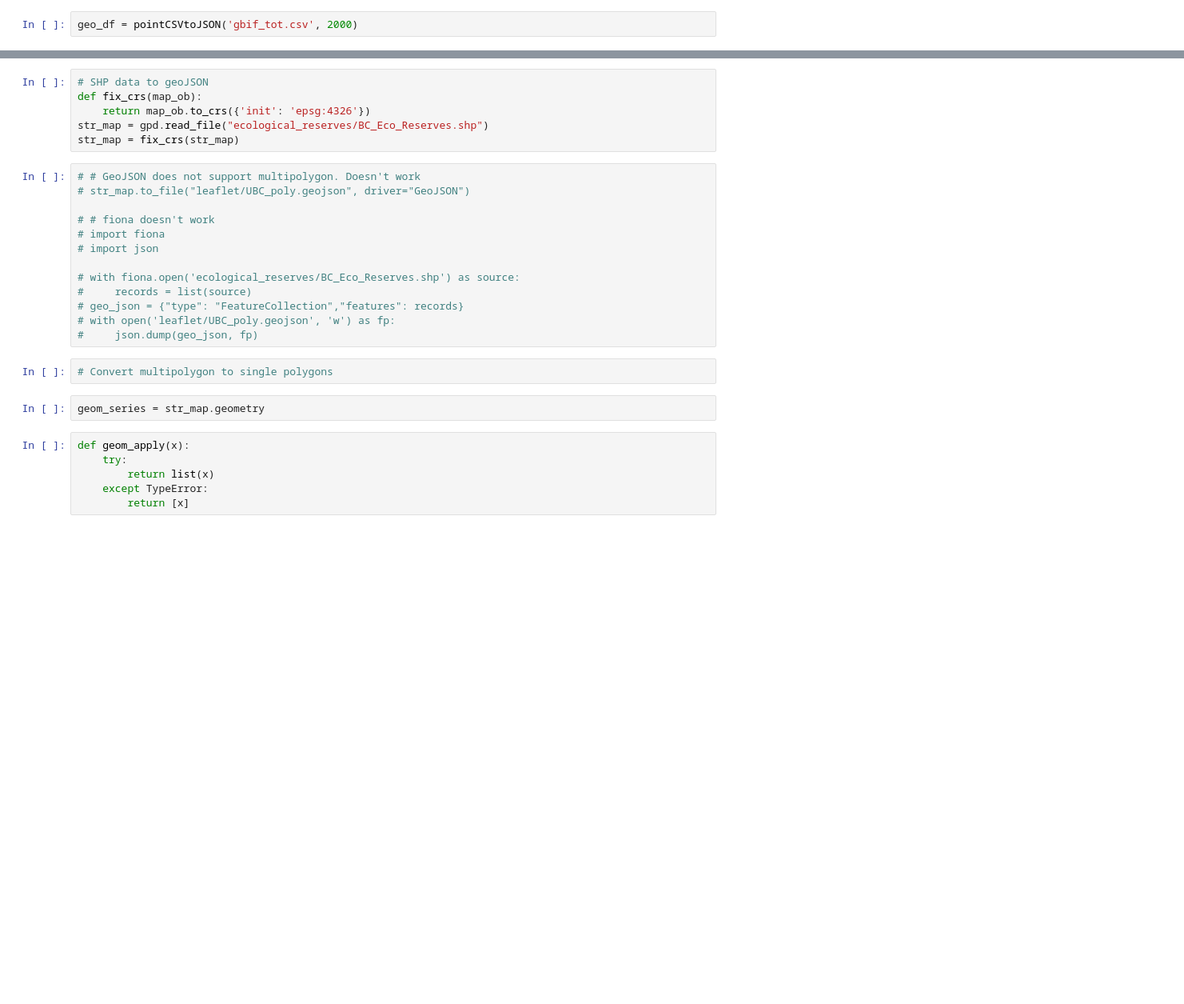
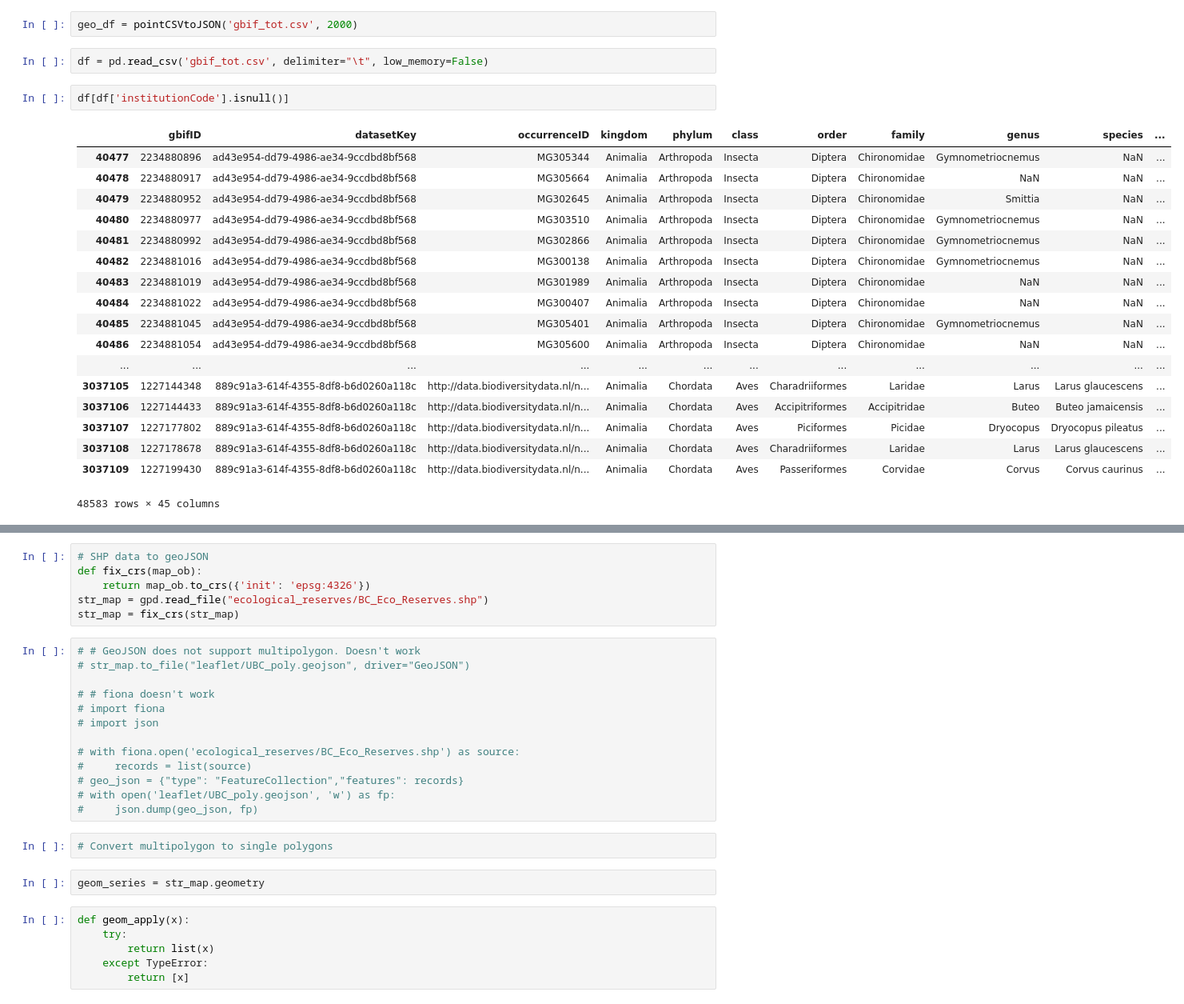
Before and after one commit to raghavaggsss/DSSG19BioDiv, a Jupyter notebook: Geopandas to GeoJson.ipynb, the cells around one changed output, grey strips where cells are left out. Shown: that part at 80% size. Cells and saved outputs as stored; diff of their text form; blank space fills up the shorter version.

```diff
--- a/Geopandas to GeoJson.ipynb
+++ b/Geopandas to GeoJson.ipynb
@@ -73,3 +79,26 @@ def pointCSVtoJSON(filename, num_rows=0):
     return geo_df
 # %%
 geo_df = pointCSVtoJSON('gbif_tot.csv', 2000)
+# %%
+df = pd.read_csv('gbif_tot.csv', delimiter="\t", low_memory=False)
+# %%
+df[df['institutionCode'].isnull()]
+# %% [output]
+|  | gbifID | datasetKey | occurrenceID | kingdom | phylum | class | order | family | genus | species | ... |
+| 40477 | 2234880896 | ad43e954-dd79-4986-ae34-9ccdbd8bf568 | MG305344 | Animalia | Arthropoda | Insecta | Diptera | Chironomidae | Gymnometriocnemus | NaN | ... |
+| 40478 | 2234880917 | ad43e954-dd79-4986-ae34-9ccdbd8bf568 | MG305664 | Animalia | Arthropoda | Insecta | Diptera | Chironomidae | NaN | NaN | ... |
+| 40479 | 2234880952 | ad43e954-dd79-4986-ae34-9ccdbd8bf568 | MG302645 | Animalia | Arthropoda | Insecta | Diptera | Chironomidae | Smittia | NaN | ... |
+| 40480 | 2234880977 | ad43e954-dd79-4986-ae34-9ccdbd8bf568 | MG303510 | Animalia | Arthropoda | Insecta | Diptera | Chironomidae | Gymnometriocnemus | NaN | ... |
+| 40481 | 2234880992 | ad43e954-dd79-4986-ae34-9ccdbd8bf568 | MG302866 | Animalia | Arthropoda | Insecta | Diptera | Chironomidae | Gymnometriocnemus | NaN | ... |
+| 40482 | 2234881016 | ad43e954-dd79-4986-ae34-9ccdbd8bf568 | MG300138 | Animalia | Arthropoda | Insecta | Diptera | Chironomidae | Gymnometriocnemus | NaN | ... |
+| 40483 | 2234881019 | ad43e954-dd79-4986-ae34-9ccdbd8bf568 | MG301989 | Animalia | Arthropoda | Insecta | Diptera | Chironomidae | NaN | NaN | ... |
+| 40484 | 2234881022 | ad43e954-dd79-4986-ae34-9ccdbd8bf568 | MG300407 | Animalia | Arthropoda | Insecta | Diptera | Chironomidae | NaN | NaN | ... |
+| 40485 | 2234881045 | ad43e954-dd79-4986-ae34-9ccdbd8bf568 | MG305401 | Animalia | Arthropoda | Insecta | Diptera | Chironomidae | Gymnometriocnemus | NaN | ... |
+| 40486 | 2234881054 | ad43e954-dd79-4986-ae34-9ccdbd8bf568 | MG305600 | Animalia | Arthropoda | Insecta | Diptera | Chironomidae | NaN | NaN | ... |
+| ... | ... | ... | ... | ... | ... | ... | ... | ... | ... | ... | ... |
+| 3037105 | 1227144348 | 889c91a3-614f-4355-8df8-b6d0260a118c | http://data.biodiversitydata.nl/n... | Animalia | Chordata | Aves | Charadriiformes | Laridae | Larus | Larus glaucescens | ... |
+| 3037106 | 1227144433 | 889c91a3-614f-4355-8df8-b6d0260a118c | http://data.biodiversitydata.nl/n... | Animalia | Chordata | Aves | Accipitriformes | Accipitridae | Buteo | Buteo jamaicensis | ... |
+| 3037107 | 1227177802 | 889c91a3-614f-4355-8df8-b6d0260a118c | http://data.biodiversitydata.nl/n... | Animalia | Chordata | Aves | Piciformes | Picidae | Dryocopus | Dryocopus pileatus | ... |
+| 3037108 | 1227178678 | 889c91a3-614f-4355-8df8-b6d0260a118c | http://data.biodiversitydata.nl/n... | Animalia | Chordata | Aves | Charadriiformes | Laridae | Larus | Larus glaucescens | ... |
+| 3037109 | 1227199430 | 889c91a3-614f-4355-8df8-b6d0260a118c | http://data.biodiversitydata.nl/n... | Animalia | Chordata | Aves | Passeriformes | Corvidae | Corvus | Corvus caurinus | ... |
+48583 rows × 45 columns
```
Also changed, not shown: parts of 2 cells of this notebook, 4 other files.
